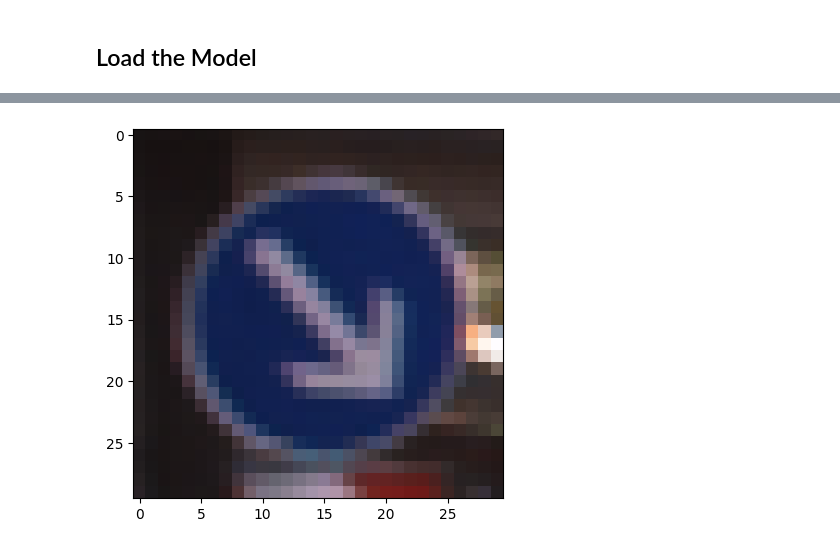
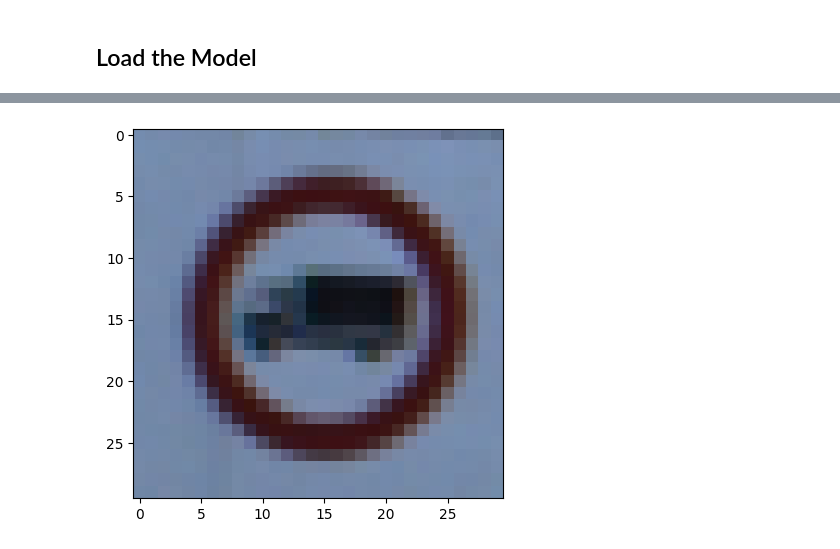
Before and after one commit to HarikeshKS/Traffic_Sign_Recoginition, a Jupyter notebook: traffic_signal_recognition.ipynb, the cells around one changed output, grey strips where cells are left out. Cells and saved outputs as stored; diff of their text form; code cells hidden in the pictures.

```diff
--- a/traffic_signal_recognition.ipynb
+++ b/traffic_signal_recognition.ipynb
@@ -238,7 +239,7 @@ def test_on_img(img):
     Y_pred = np.argmax(model.predict(X_test), axis=1)
     return image,Y_pred
 # %%
-plot,prediction = test_on_img(r'D:/UpCode/GRIND/TSRS_Dataset/Test/00005.png')
+plot,prediction = test_on_img(r'D:/UpCode/GRIND/TSRS_Dataset/Test/00000.png')
 s = [str(i) for i in prediction]
 a = int(' '.join(s))
 print("Predicted traffic sign is: ", classes[a])
@@ -250 +251 @@ Predicted traffic sign is:  Keep right
-[figure, old version]
+[figure, new version]
```
Also changed, not shown: parts of 7 cells of this notebook.
